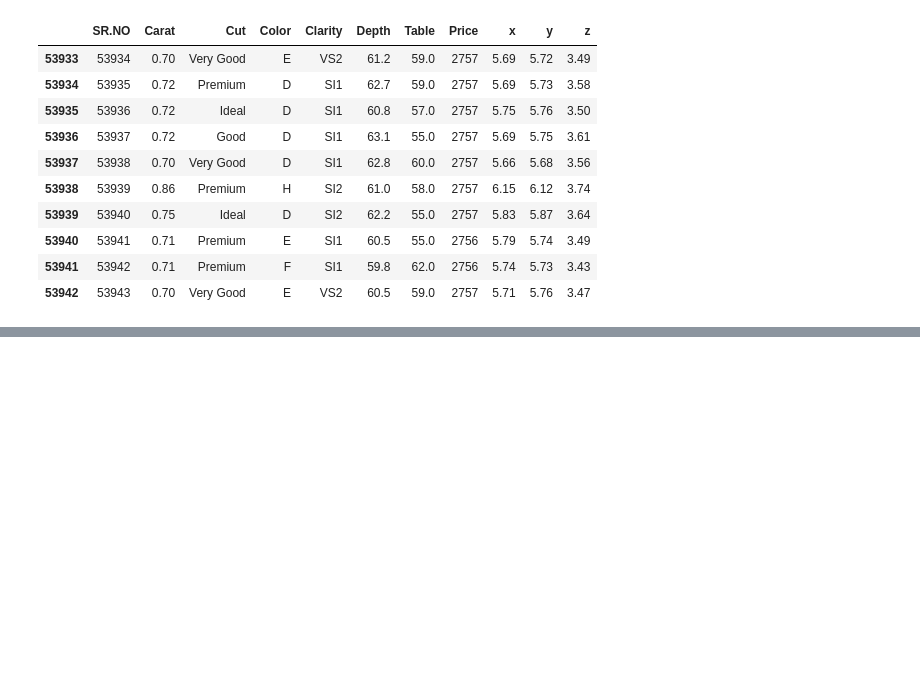
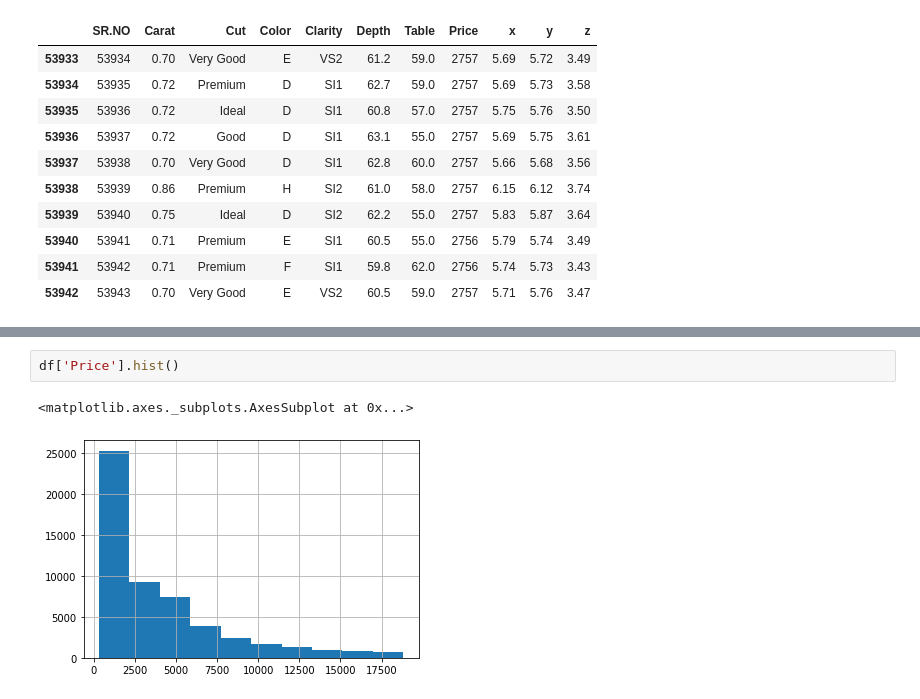
Before and after one commit to Harry262000/Daily-Tasks, a Jupyter notebook: Project.ipynb, the cells around one changed output, grey strips where cells are left out. Drawn from its saved outputs; the diff is of its cells as text; blank space fills up the shorter version.

```diff
--- a/Project.ipynb
+++ b/Project.ipynb
@@ -46,0 +123,5 @@ df.tail(10)
+# %%
+df['Price'].hist()
+# %% [output]
+<matplotlib.axes._subplots.AxesSubplot at 0x...>
+[figure, added]
```
Also changed, not shown: parts of 11 cells of this notebook.
